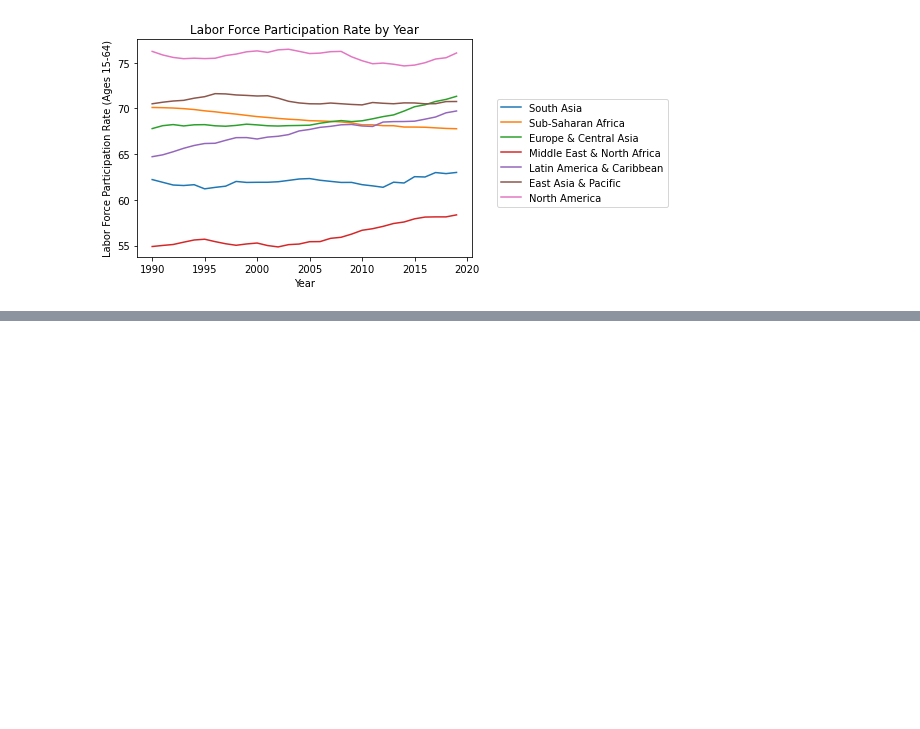
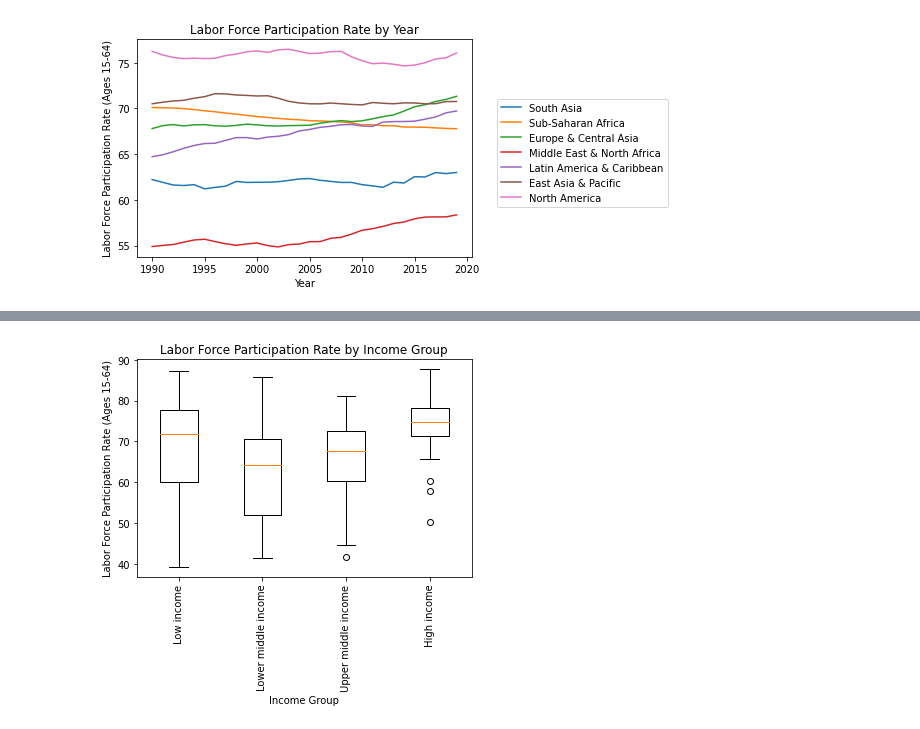
Before and after one commit to jackrlynn3/pandas-etl-visualizations-grp-5, a Jupyter notebook: visualizations.ipynb, the cells around one changed output, grey strips where cells are left out. Cells and saved outputs as stored; diff of their text form; code cells hidden in the pictures; blank space fills up the shorter version.

```diff
--- a/visualizations.ipynb
+++ b/visualizations.ipynb
@@ -122,0 +155,27 @@ plt.show()
+# %%
+# Box and whiskers chart for labor participation rate by country income
+labor_participation = countries[countries['Indicator'] == r'Labor force participation rate, total (% of total population ages 15-64) (modeled ILO estimate)']
+
+# Include only one year
+labor_participation = labor_participation.loc[countries['Year'] == 2019]
+
+# Exclude nan
+labor_participation = labor_participation.loc[labor_participation['IncomeGroup'].notna()]
+labor_participation = labor_participation.loc[labor_participation['Value'].notna()]
+
+# Break down by IncomeGroups
+labor_participation = labor_participation[['IncomeGroup', 'Value']]
+labor_values = []
+labels = labor_participation['IncomeGroup'].unique()
+for IncomeGroup in labels:
+    labor_values.append(labor_participation[labor_participation['IncomeGroup'] == IncomeGroup]['Value'])
+
+# Plot in box and whiskers plot
+plt.boxplot(labor_values, labels=labels)
+plt.xticks(rotation=90)
+plt.title('Labor Force Participation Rate by Income Group')
+plt.xlabel('Income Group')
+plt.ylabel('Labor Force Participation Rate (Ages 15-64)')
+plt.show()
+# %% [output]
+[figure, added]
```
Also changed, not shown: parts of 3 cells of this notebook.
